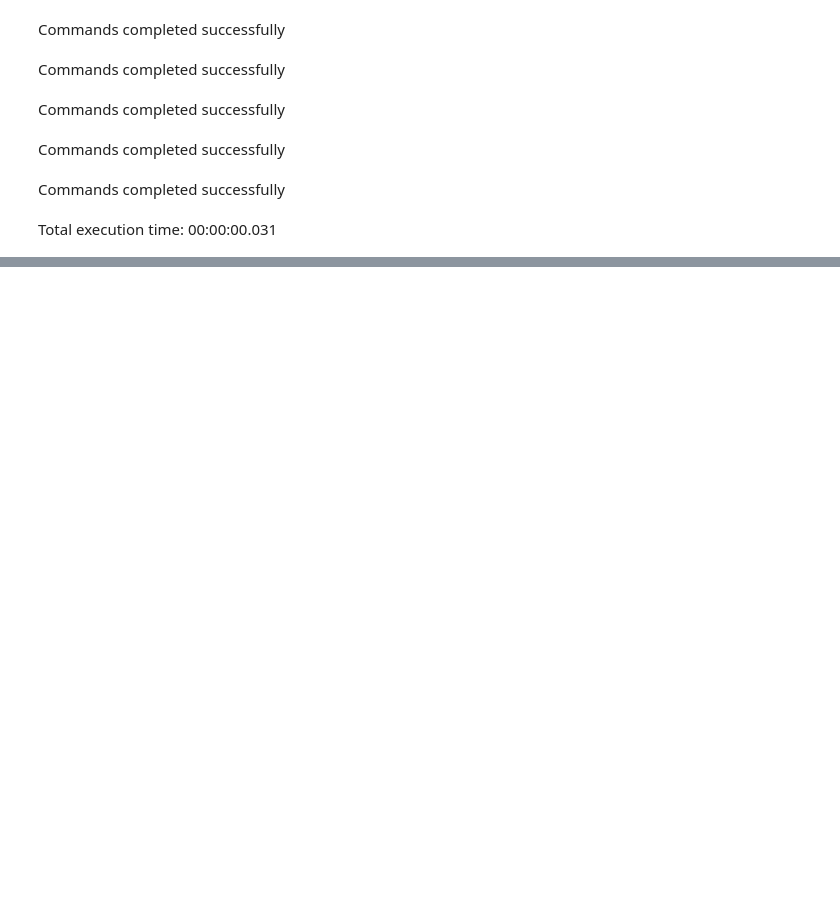
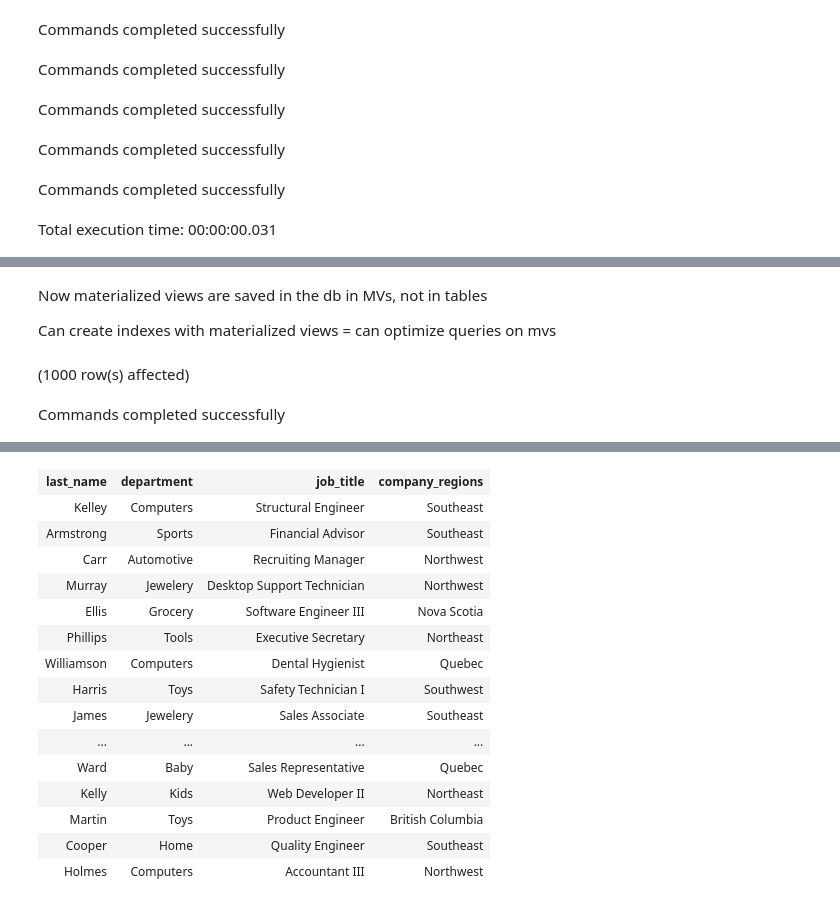
Before and after one commit to FreshOats/AdventureWorks, a Jupyter notebook: Optimization/Notes.ipynb, the cells around one changed output, grey strips where cells are left out. Drawn from its saved outputs; the diff is of its cells as text; code cells hidden in the pictures; blank space fills up the shorter version.

```diff
--- a/Optimization/Notes.ipynb
+++ b/Optimization/Notes.ipynb
@@ -903,0 +940,16 @@ Total execution time: 00:00:00.031
+# %% [markdown]
+Now materialized views are saved in the db in MVs, not in tables
+
+Can create indexes with materialized views = can optimize queries on mvs
+# %%
+SELECT *
+FROM mv_staff;
+
+-- To update the mv, need to use refresh command
+
+REFRESH MATERIALIZED VIEW mv_staff;
+
+-- This will rebuild the ENTIRE table, utilizing the FULL query
+# %% [output]
+(1000 row(s) affected)
+Commands completed successfully
@@ -903,0 +957,16 @@ Total execution time: 00:00:00.031
+| last_name | department | job_title | company_regions |
+| Kelley | Computers | Structural Engineer | Southeast |
+| Armstrong | Sports | Financial Advisor | Southeast |
+| Carr | Automotive | Recruiting Manager | Northwest |
+| Murray | Jewelery | Desktop Support Technician | Northwest |
+| Ellis | Grocery | Software Engineer III | Nova Scotia |
+| Phillips | Tools | Executive Secretary | Northeast |
+| Williamson | Computers | Dental Hygienist | Quebec |
+| Harris | Toys | Safety Technician I | Southwest |
+| James | Jewelery | Sales Associate | Southeast |
+| ... | ... | ... | ... |
+| Ward | Baby | Sales Representative | Quebec |
+| Kelly | Kids | Web Developer II | Northeast |
+| Martin | Toys | Product Engineer | British Columbia |
+| Cooper | Home | Quality Engineer | Southeast |
+| Holmes | Computers | Accountant III | Northwest |
```
Also changed, not shown: parts of 4 cells of this notebook, 1 other file.
